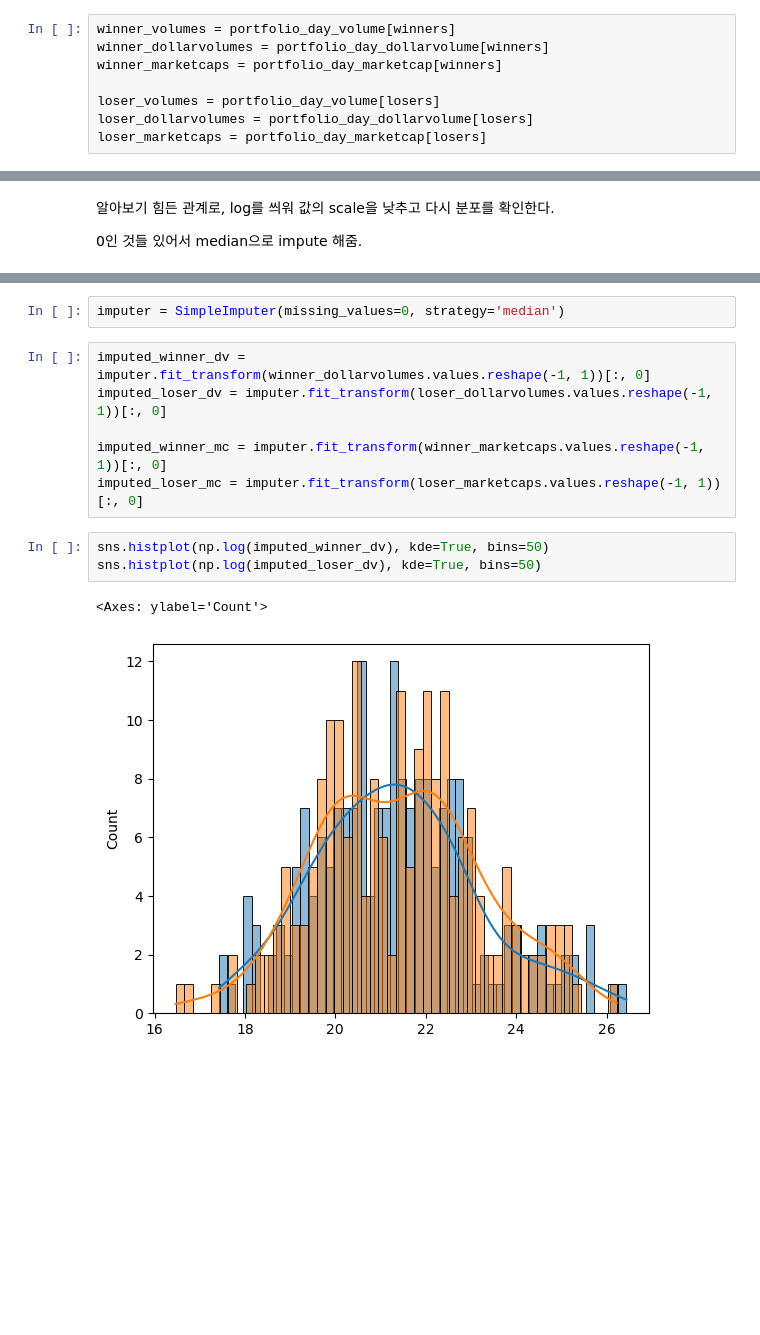
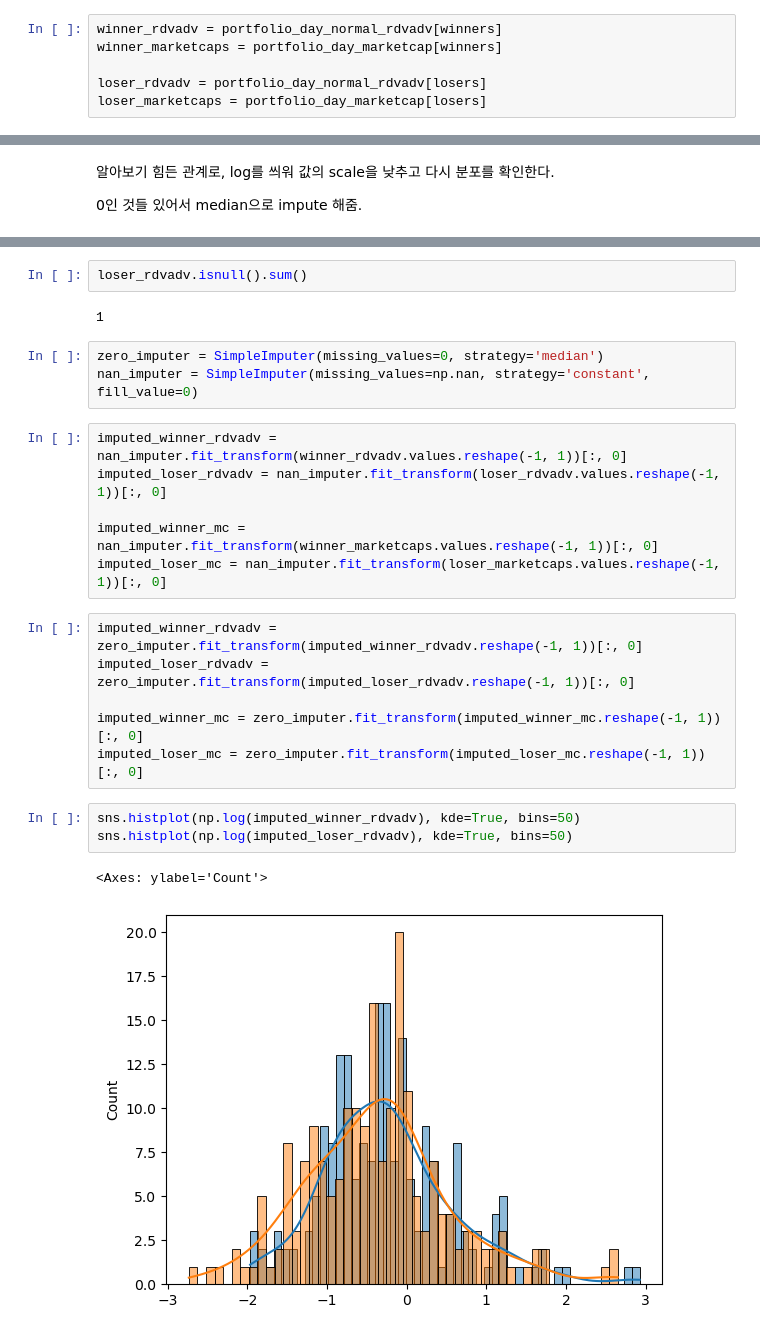
Before and after one commit to jaepil-choi/daconKRX2023, a Jupyter notebook: eda_original.ipynb, the cells around one changed output, grey strips where cells are left out. Cells and saved outputs as stored; diff of their text form; blank space fills up the shorter version.

Commit message:
[FEAT] : Implement normalized RDV/ADV to check signal histogram

```diff
--- a/eda_original.ipynb
+++ b/eda_original.ipynb
@@ -335,10 +396,8 @@ portfolio_day_marketcap = marketcap_df.loc['2023-05-30', :]
 # %%
-winner_volumes = portfolio_day_volume[winners]
-winner_dollarvolumes = portfolio_day_dollarvolume[winners]
+winner_rdvadv = portfolio_day_normal_rdvadv[winners]
 winner_marketcaps = portfolio_day_marketcap[winners]
 
-loser_volumes = portfolio_day_volume[losers]
-loser_dollarvolumes = portfolio_day_dollarvolume[losers]
+loser_rdvadv = portfolio_day_normal_rdvadv[losers]
 loser_marketcaps = portfolio_day_marketcap[losers]
 # %% [markdown]
 #### dollarvolume & marketcap
@@ -423,17 +486,28 @@ sns.histplot(loser_marketcaps, kde=True, bins=50)
+# %%
+loser_rdvadv.isnull().sum()
+# %% [output]
+1
 # %%
-imputer = SimpleImputer(missing_values=0, strategy='median')
+zero_imputer = SimpleImputer(missing_values=0, strategy='median')
+nan_imputer = SimpleImputer(missing_values=np.nan, strategy='constant', fill_value=0)
 # %%
-imputed_winner_dv = imputer.fit_transform(winner_dollarvolumes.values.reshape(-1, 1))[:, 0]
-imputed_loser_dv = imputer.fit_transform(loser_dollarvolumes.values.reshape(-1, 1))[:, 0]
+imputed_winner_rdvadv = nan_imputer.fit_transform(winner_rdvadv.values.reshape(-1, 1))[:, 0]
+imputed_loser_rdvadv = nan_imputer.fit_transform(loser_rdvadv.values.reshape(-1, 1))[:, 0]
 
-imputed_winner_mc = imputer.fit_transform(winner_marketcaps.values.reshape(-1, 1))[:, 0]
-imputed_loser_mc = imputer.fit_transform(loser_marketcaps.values.reshape(-1, 1))[:, 0]
+imputed_winner_mc = nan_imputer.fit_transform(winner_marketcaps.values.reshape(-1, 1))[:, 0]
+imputed_loser_mc = nan_imputer.fit_transform(loser_marketcaps.values.reshape(-1, 1))[:, 0]
+# %%
+imputed_winner_rdvadv = zero_imputer.fit_transform(imputed_winner_rdvadv.reshape(-1, 1))[:, 0]
+imputed_loser_rdvadv = zero_imputer.fit_transform(imputed_loser_rdvadv.reshape(-1, 1))[:, 0]
+
+imputed_winner_mc = zero_imputer.fit_transform(imputed_winner_mc.reshape(-1, 1))[:, 0]
+imputed_loser_mc = zero_imputer.fit_transform(imputed_loser_mc.reshape(-1, 1))[:, 0]
 # %%
-sns.histplot(np.log(imputed_winner_dv), kde=True, bins=50)
-sns.histplot(np.log(imputed_loser_dv), kde=True, bins=50)
+sns.histplot(np.log(imputed_winner_rdvadv), kde=True, bins=50)
+sns.histplot(np.log(imputed_loser_rdvadv), kde=True, bins=50)
 # %% [output]
 <Axes: ylabel='Count'>
-[figure, old version]
+[figure, new version]
 # %%
 sns.histplot(np.log(imputed_winner_mc), kde=True, bins=50)
 sns.histplot(np.log(imputed_loser_mc), kde=True, bins=50)
```
Also changed, not shown: parts of 18 cells of this notebook.
